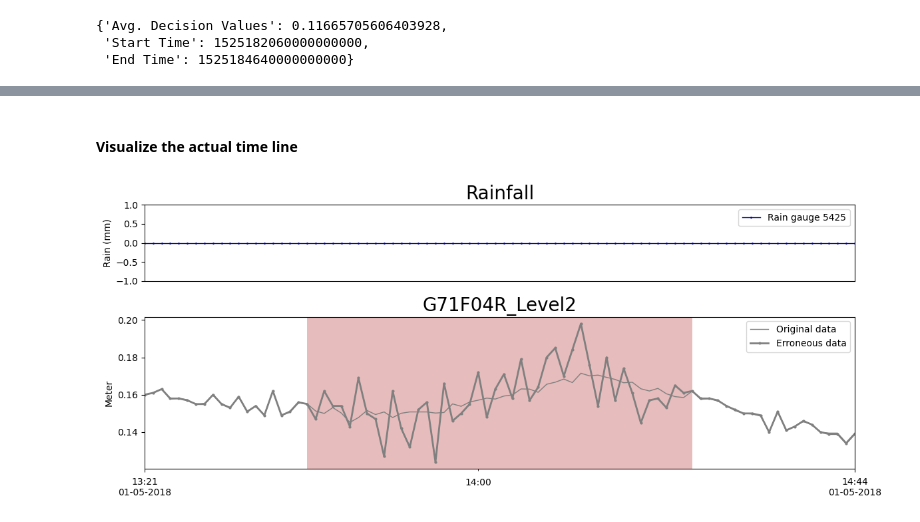
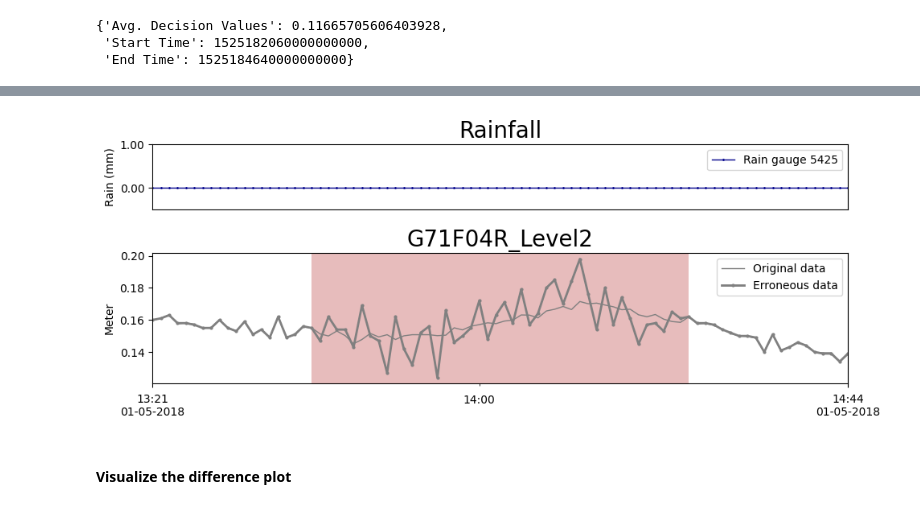
Before and after one commit to AronDJacobsen/fault_management_uds, a Jupyter notebook: notebooks/4_anomalous/2_detection_results.ipynb, the cells around one changed output, grey strips where cells are left out. Cells and saved outputs as stored; diff of their text form; code cells hidden in the pictures.

```diff
--- a/notebooks/4_anomalous/2_detection_results.ipynb
+++ b/notebooks/4_anomalous/2_detection_results.ipynb
@@ -700,7 +704,7 @@ print(_anomalies)
 binned_decision_values = {}
 anomaly_intervals = {}
 # For each method
-for i, key in enumerate(_methods):
+for i, key in enumerate(methods):
     data_label = results['Data Label']
     binned_decision_values[key] = {}
     # For each
@@ -810,6 +829,8 @@ metadata = import_metadata(REFERENCE_DIR / 'sensor_metadata.csv')
 # %%
 # Load the model outputs
 outputs, column_2_idx = load_model_outputs(anomalous_path / data_type)
+# set all the column 2 idx keys to lower
+column_2_idx = {key.lower(): value for key, value in column_2_idx.items()}
 # %% [output]
 Outputs: (9213, 90)
 Column 2 idx: ['Starttime', 'Valid index', 'Data label', 'Target', 'Residual', 'Prediction', 'Final hidden', 'IG', 'Residuals']
@@ -853,13 +876,13 @@ mask = (show_timestamps >= starttime) & (show_timestamps <= endtime)
 indicator[mask] = 1
 # %%
 # Extract from the model outputs
-starttimes = pd.to_datetime(outputs[:, column_2_idx['Starttime']].flatten())
+starttimes = pd.to_datetime(outputs[:, column_2_idx['starttime']].flatten())
 # Identify start and end indices
 start_idx = np.where(starttimes == show_start)[0][0]
 end_idx = np.where(starttimes == show_end)[0][0]
 # Extract the data
 data = outputs[start_idx:end_idx+1, :]
-polluted_data = pd.DataFrame(data[:, column_2_idx['Target']], index=show_timestamps, columns=['value'])
+polluted_data = pd.DataFrame(data[:, column_2_idx['target']], index=show_timestamps, columns=['value'])
 # %%
 
 # Get the data
@@ -878,8 +901,6 @@ true_data.rename(columns={config['dataset_args']['endogenous_vars'][0]: 'value'}
 
 
 unit = metadata[metadata['IdMeasurement'] == sensor_name]['UnitAlias'].values[0]
-# %% [markdown]
-#### Visualize the actual time line
 # %%
 data_dict = {
     'original': true_data,
@@ -908,7 +929,7 @@ def visualize_rain(ax, title, data_dict, marker='o', linewidth=1):
     ax.legend(loc='upper right')
     ax.set_xticks([])
     # set y limits based on 0 and max wrt both
-    ax.set_ylim(-1, data_dict["original"]['5425'].max()+1)
+    ax.set_ylim(-0.5, data_dict["original"]['5425'].max()+1)
     ax.set_xlim(data_dict['start'], data_dict['end'])
     return ax
 
@@ -934,13 +955,18 @@ def visualize_injected_synthetics(ax, title, data_dict, unit, marker='o'):
     return ax
 # %%
 # Plot the time series
-fig, axs = plt.subplots(2, 1, figsize=(12, 5), height_ratios=[1, 2])
+formatter = ticker.FormatStrFormatter('%.2f')  # Change to the desired format, e.g., '%.3f' for three decimal places
+fig, axs = plt.subplots(2, 1, figsize=(10, 4), height_ratios=[1, 2])
 axs[0] = visualize_rain(axs[0], 'Rainfall', data_dict)
+axs[0].yaxis.set_major_formatter(formatter)
 axs[1] = visualize_injected_synthetics(axs[1], sensor_name, data_dict, unit)
+axs[1].yaxis.set_major_formatter(formatter)
 axs[-1] = set_meaningful_xticks(axs[-1], data_dict['start'], data_dict['end'])
 plt.tight_layout()
 plt.savefig(_save_folder / 'anomaly_visualization.png', dpi=150)
 plt.show()
 plt.close()
 # %% [output]
-[figure, old version]
+[figure, new version]
+# %% [markdown]
+#### Visualize the difference plot
```
Also changed, not shown: parts of 24 cells of this notebook, 2 other files.
